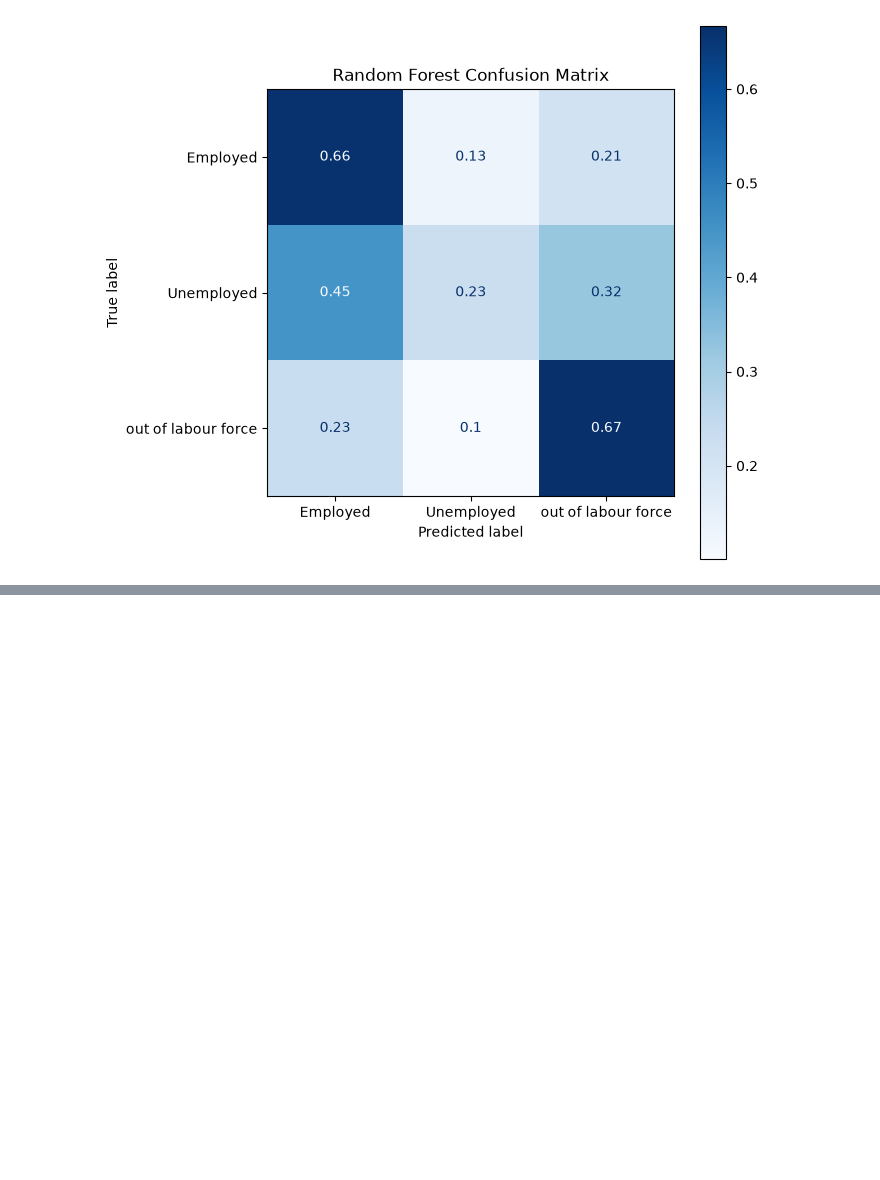
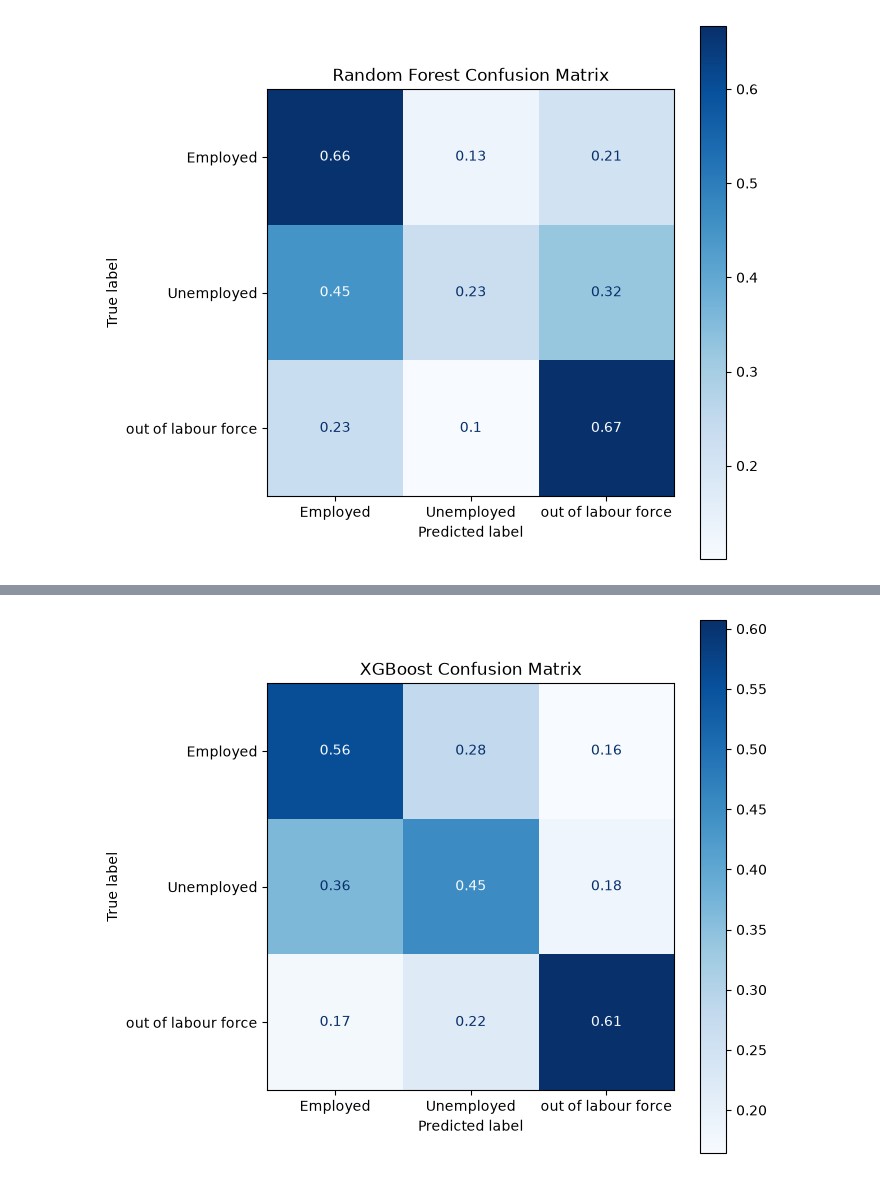
Before and after one commit to sahraomar1/ML_Summative_Assignment, a Jupyter notebook: notebooks/02_pipeline_and_modeling.ipynb, the cells around one changed output, grey strips where cells are left out. Drawn from its saved outputs; the diff is of its cells as text; code cells hidden in the pictures; blank space fills up the shorter version.

Commit message:
Train xgboost model and add confusion matrix

```diff
--- a/notebooks/02_pipeline_and_modeling.ipynb
+++ b/notebooks/02_pipeline_and_modeling.ipynb
@@ -167,3 +167,24 @@ plt.savefig("../figures/confusion_matrices/cm_random_forest.png", dpi=300)
 plt.show()
 # %% [output]
 [figure]
+# %%
+from sklearn.preprocessing import LabelEncoder
+from sklearn.utils.class_weight import compute_sample_weight
+from xgboost import XGBClassifier
+from sklearn.metrics import classification_report, accuracy_score, f1_score
+
+le = LabelEncoder()
+y_train_enc = le.fit_transform(y_train)
+y_test_enc = le.transform(y_test)
+
+sample_weights = compute_sample_weight("balanced", y_train_enc)
+
+model_xgb = XGBClassifier(n_estimators=100, random_state=42, eval_metric="mlogloss")
+model_xgb.fit(X_train_prep, y_train_enc, sample_weight=sample_weights)
+
+y_pred_xgb_enc = model_xgb.predict(X_test_prep)
+y_pred_xgb = le.inverse_transform(y_pred_xgb_enc)
+
+print("Accuracy:", accuracy_score(y_test, y_pred_xgb))
+print("Macro F1:", f1_score(y_test, y_pred_xgb, average="macro"))
+print("\nClassification Report:\n", classification_report(y_test, y_pred_xgb))
@@ -169,0 +205,18 @@ plt.show()
+# %%
+import matplotlib.pyplot as plt
+from sklearn.metrics import ConfusionMatrixDisplay
+
+fig, ax = plt.subplots(figsize=(7, 6))
+ConfusionMatrixDisplay.from_predictions(
+    y_test,
+    y_pred_xgb,
+    cmap="Blues",
+    ax=ax,
+    normalize="true"
+)
+plt.title("XGBoost Confusion Matrix")
+plt.tight_layout()
+plt.savefig("../figures/confusion_matrices/cm_xgboost.png", dpi=300)
+plt.show()
+# %% [output]
+[figure, added]
```
Also changed, not shown: parts of 1 cell of this notebook, 1 other file.
